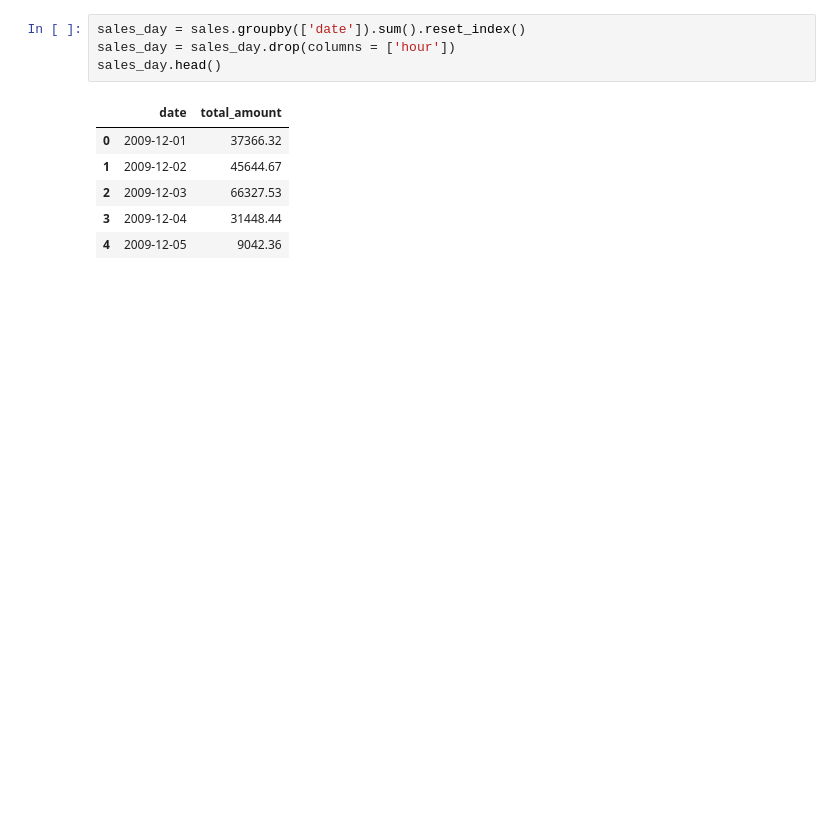
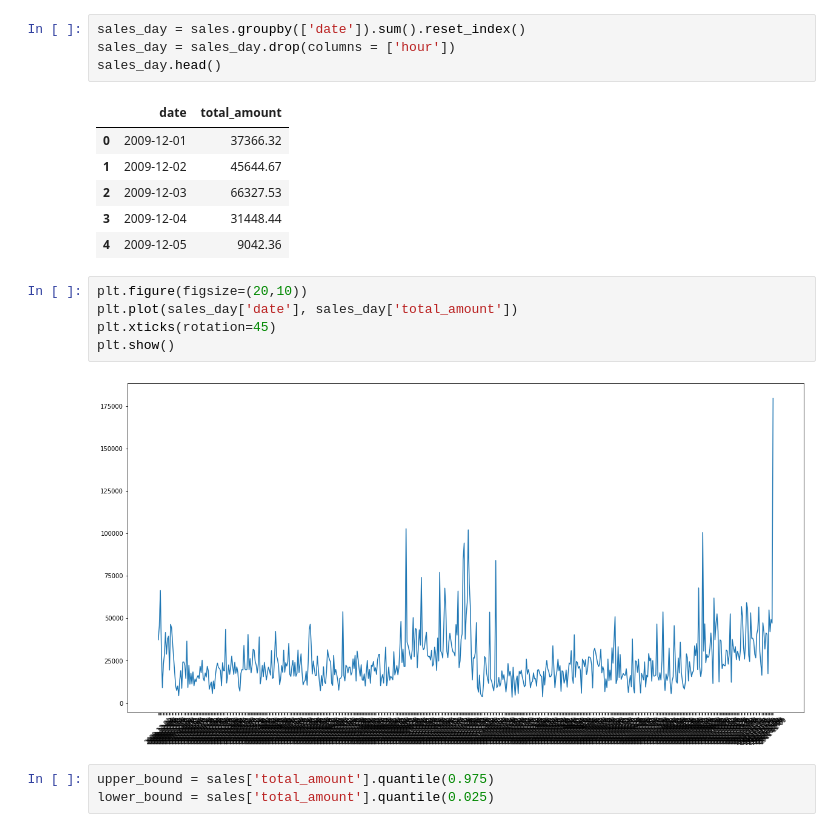
Before and after one commit to yichuang25/Forecasting-Project-Sales, a Jupyter notebook: Analysis&Modeling/12h_sales.ipynb, the cells around one changed output. Cells and saved outputs as stored; diff of their text form; blank space fills up the shorter version.

```diff
--- a/Analysis&Modeling/12h_sales.ipynb
+++ b/Analysis&Modeling/12h_sales.ipynb
@@ -20,3 +34,13 @@ sales_day.head()
 | 2 | 2009-12-03 | 66327.53 |
 | 3 | 2009-12-04 | 31448.44 |
 | 4 | 2009-12-05 | 9042.36 |
+# %%
+plt.figure(figsize=(20,10))
+plt.plot(sales_day['date'], sales_day['total_amount'])
+plt.xticks(rotation=45)
+plt.show()
+# %% [output]
+[figure, added]
+# %%
+upper_bound = sales['total_amount'].quantile(0.975)
+lower_bound = sales['total_amount'].quantile(0.025)
```
Also changed, not shown: parts of 12 cells of this notebook, 1 other file.
